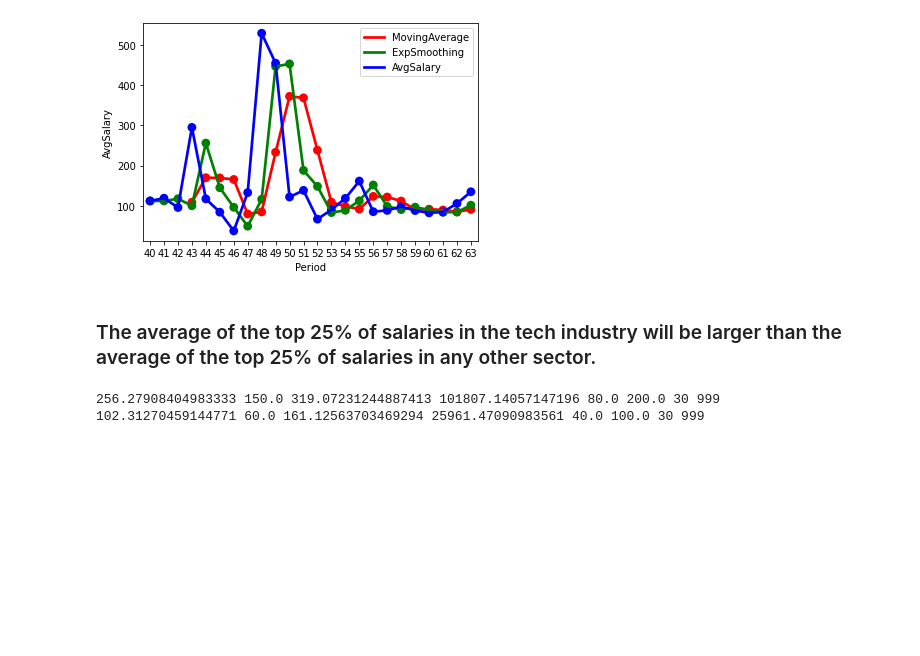
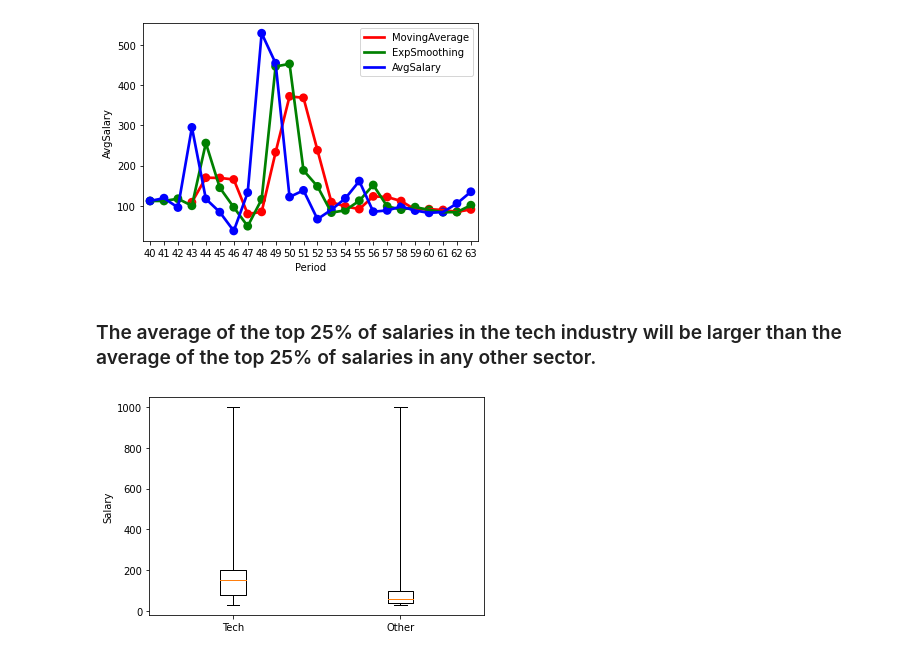
Before and after one commit to ErrolMc/3803-Assignment, a Jupyter notebook: Assignment/Assignment.ipynb, the cells around one changed output. Saved outputs shown, nothing was run; the diff lists cells and outputs as text; code cells hidden in the pictures; blank space fills up the shorter version.

```diff
--- a/Assignment/Assignment.ipynb
+++ b/Assignment/Assignment.ipynb
@@ -435,7 +435,7 @@ for salary in allSalaries:
 techSalaries.sort(key=lambda tup: tup[3])
 otherSalaries.sort(key=lambda tup: tup[3])
 
-def AnalyseSalaries(salaries):
+def AnalyseSalaries(salaries, label):
     nums = []
     for salary in salaries:
         nums.append(salary[3])
@@ -450,12 +450,26 @@ def AnalyseSalaries(salaries):
     _min = np.min(nums)
     _max = np.max(nums)
 
-    return mean, median, std, var, q1, q3, _min, _max
+    obj = {
+        "label": label,
+        "whislo": _min.item(),
+        "q1": q1.item(),
+        "med": median.item(),
+        "q3": q3.item(),
+        "whishi": _max.item(),
+        'fliers': []
+    }
+    return obj
 
-tMean, tMed, tStd, tVar, tQ1, tQ3, tMin, tMax = AnalyseSalaries(techSalaries)
-oMean, oMed, oStd, oVar, oQ1, oQ3, oMin, oMax = AnalyseSalaries(otherSalaries)
-print(tMean, tMed, tStd, tVar, tQ1, tQ3, tMin, tMax)
-print(oMean, oMed, oStd, oVar, oQ1, oQ3, oMin, oMax)
+techAnalysis = AnalyseSalaries(techSalaries, "Tech")
+otherAnalysis = AnalyseSalaries(otherSalaries, "Other")
-# %% [output]
-256.27908404983333 150.0 319.07231244887413 101807.14057147196 80.0 200.0 30 999
-102.31270459144771 60.0 161.12563703469294 25961.47090983561 40.0 100.0 30 999
+# %%
+fig, ax = plt.subplots()
+
+boxes = [techAnalysis, otherAnalysis]
+
+ax.bxp(boxes, showfliers=False)
+ax.set_ylabel("Salary")
+plt.show()
+# %% [output]
+[figure, added]
```
Also changed, not shown: 7 other files.
